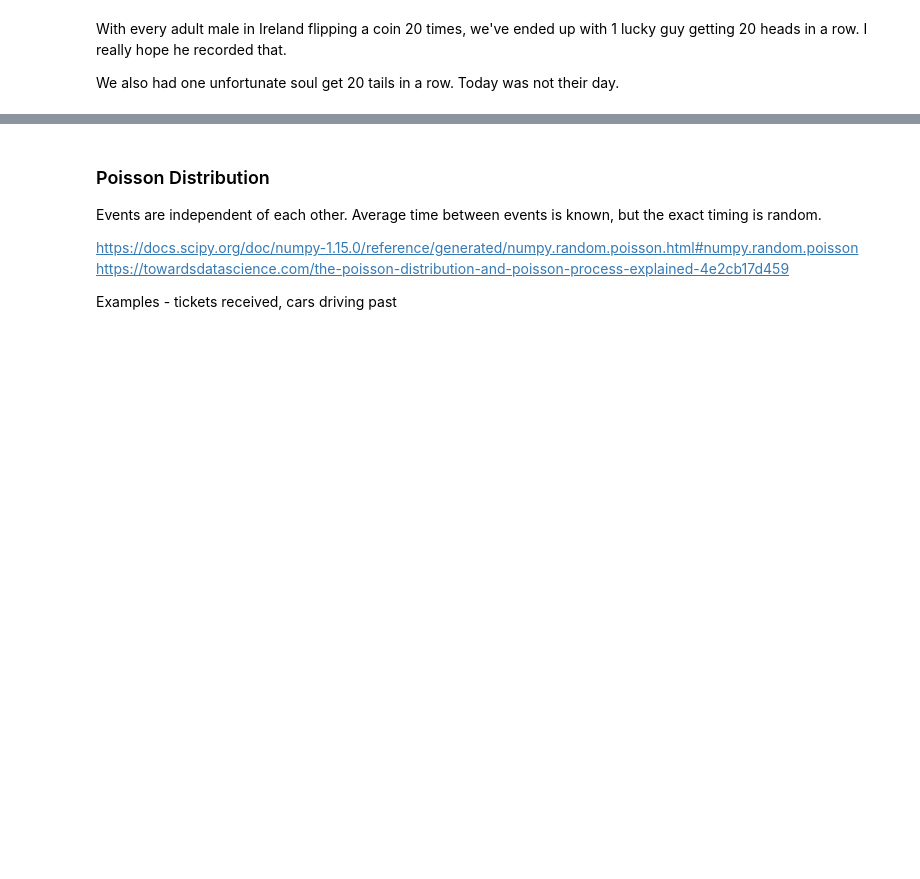
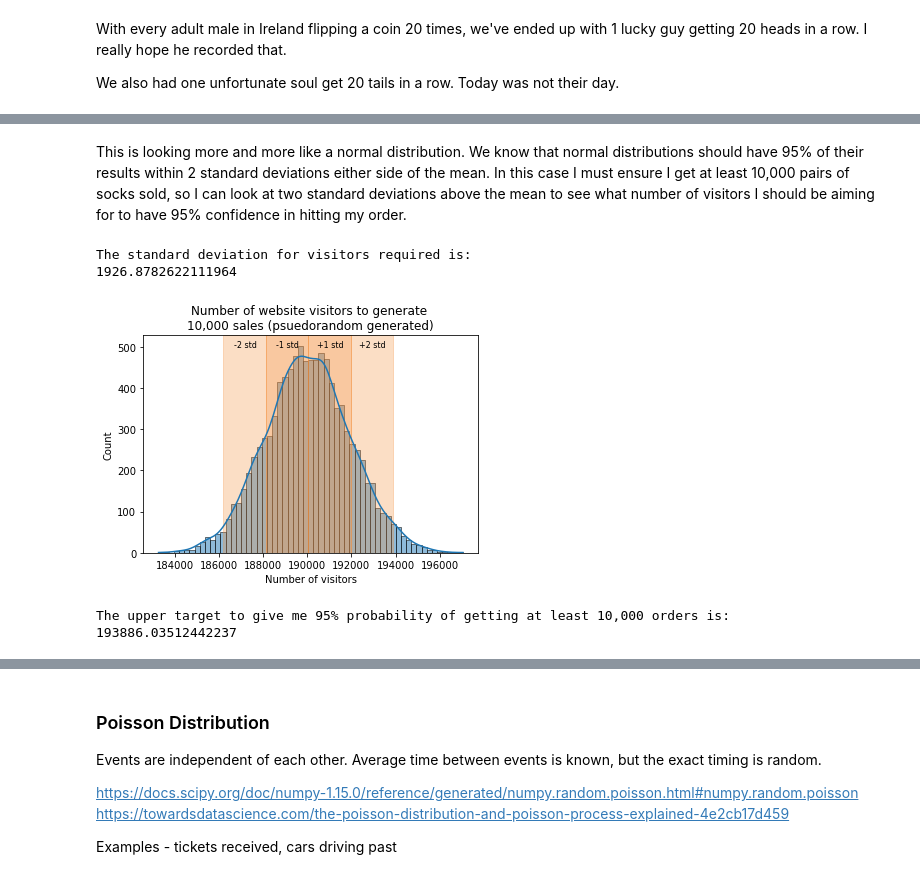
Before and after one commit to OtherBrian/pda-np.random, a Jupyter notebook: Numpy.Random.ipynb, the cells around one changed output, grey strips where cells are left out. Drawn from its saved outputs; the diff is of its cells as text; code cells hidden in the pictures; blank space fills up the shorter version.

```diff
--- a/Numpy.Random.ipynb
+++ b/Numpy.Random.ipynb
@@ -929,0 +980,35 @@ We also had one unfortunate soul get 20 tails in a row. Today was not their day.
+# %% [markdown]
+This is looking more and more like a normal distribution. We know that normal distributions should have 95% of their results within 2 standard deviations either side of the mean. In this case I must ensure I get at least 10,000 pairs of socks sold, so I can look at two standard deviations above the mean to see what number of visitors I should be aiming for to have 95% confidence in hitting my order.
+# %%
+print("\nThe standard deviation for visitors required is:")
+print(np.std(socks_ordered))
+
+ax = sns.histplot(socks_ordered, kde=True)
+ax.set(xlabel='Number of visitors', ylabel='Count')
+ax.set_title("Number of website visitors to generate \n10,000 sales (psuedorandom generated)")
+
+# Highlighting the section between the mean, and the mean + 1 standard deviation
+ax.axvspan(np.mean(socks_ordered),(np.mean(socks_ordered)+np.std(socks_ordered)), color='#F49342', alpha =0.5)
+ax.text(np.mean(socks_ordered)+400,500, "+1 std", color = 'black', ha='left',fontsize = 8)
+
+# Highlighting the section between the mean, and the mean - 1 standard deviation
+ax.axvspan(np.mean(socks_ordered),(np.mean(socks_ordered)-np.std(socks_ordered)), color='#F49342', alpha =0.5)
+ax.text(np.mean(socks_ordered)-400,500, "-1 std", color = 'black', ha='right', fontsize = 8)
+
+# Highlighting the section between the mean, and the mean + 2 standard deviations
+ax.axvspan(np.mean(socks_ordered)+np.std(socks_ordered),(np.mean(socks_ordered)+(2*np.std(socks_ordered))), color='#F49342', alpha =0.3)
+ax.text(np.mean(socks_ordered)+np.std(socks_ordered)+400,500, "+2 std", color = 'black', ha='left', fontsize = 8)
+
+# Highlighting the section between the mean, and the mean - 2 standard deviations
+ax.axvspan(np.mean(socks_ordered)-np.std(socks_ordered),(np.mean(socks_ordered)-(2*np.std(socks_ordered))), color='#F49342', alpha =0.3)
+ax.text(np.mean(socks_ordered)-np.std(socks_ordered)-400,500, "-2 std", color = 'black', ha='right', fontsize = 8);
+# %% [output]
+The standard deviation for visitors required is:
+1926.8782622111964
+[figure, added]
+# %%
+print("The upper target to give me 95% probability of getting at least 10,000 orders is:")
+print(np.mean(socks_ordered)+(2*np.std(socks_ordered)))
+# %% [output]
+The upper target to give me 95% probability of getting at least 10,000 orders is:
+193886.03512442237
```
Also changed, not shown: parts of 16 cells of this notebook.
